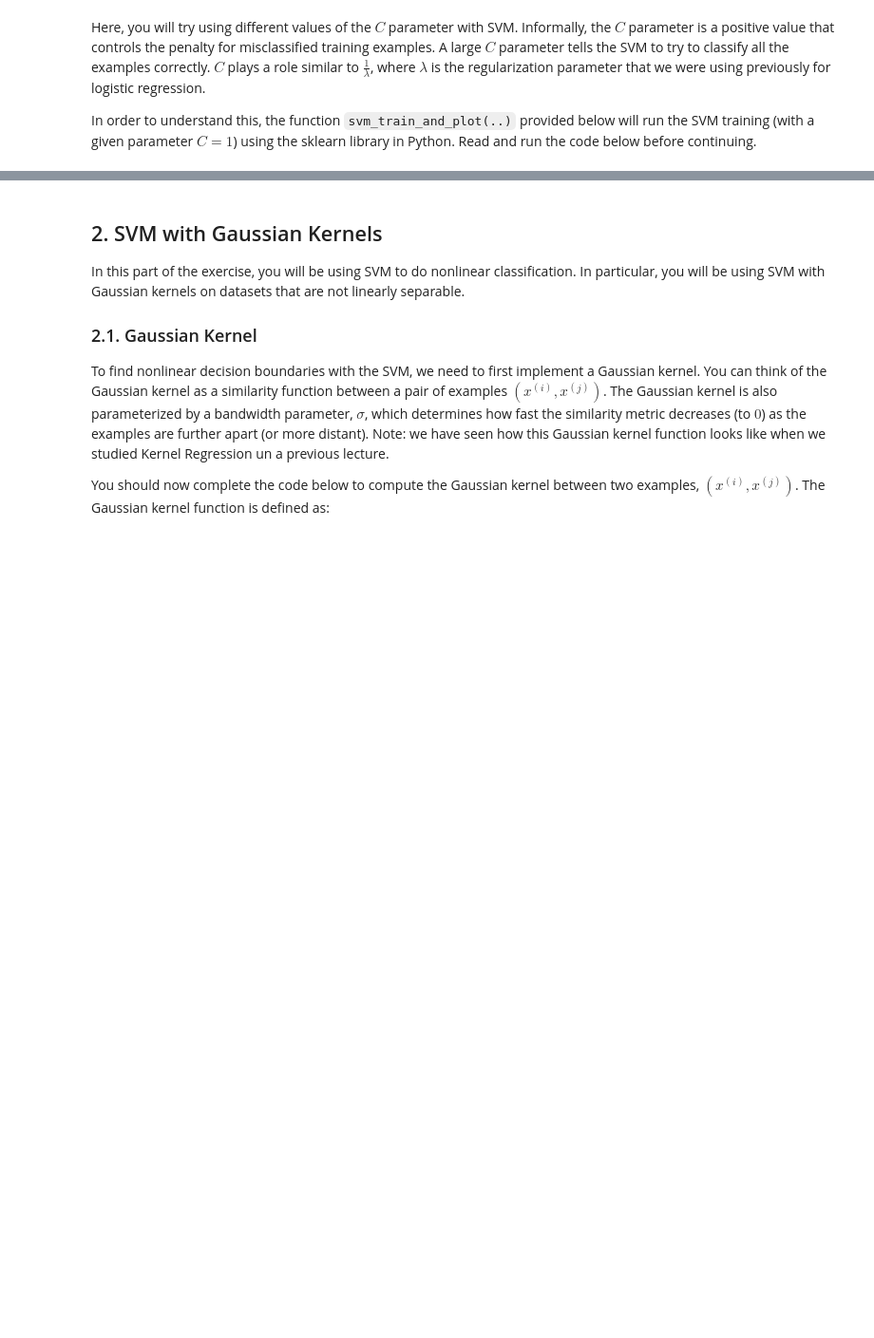
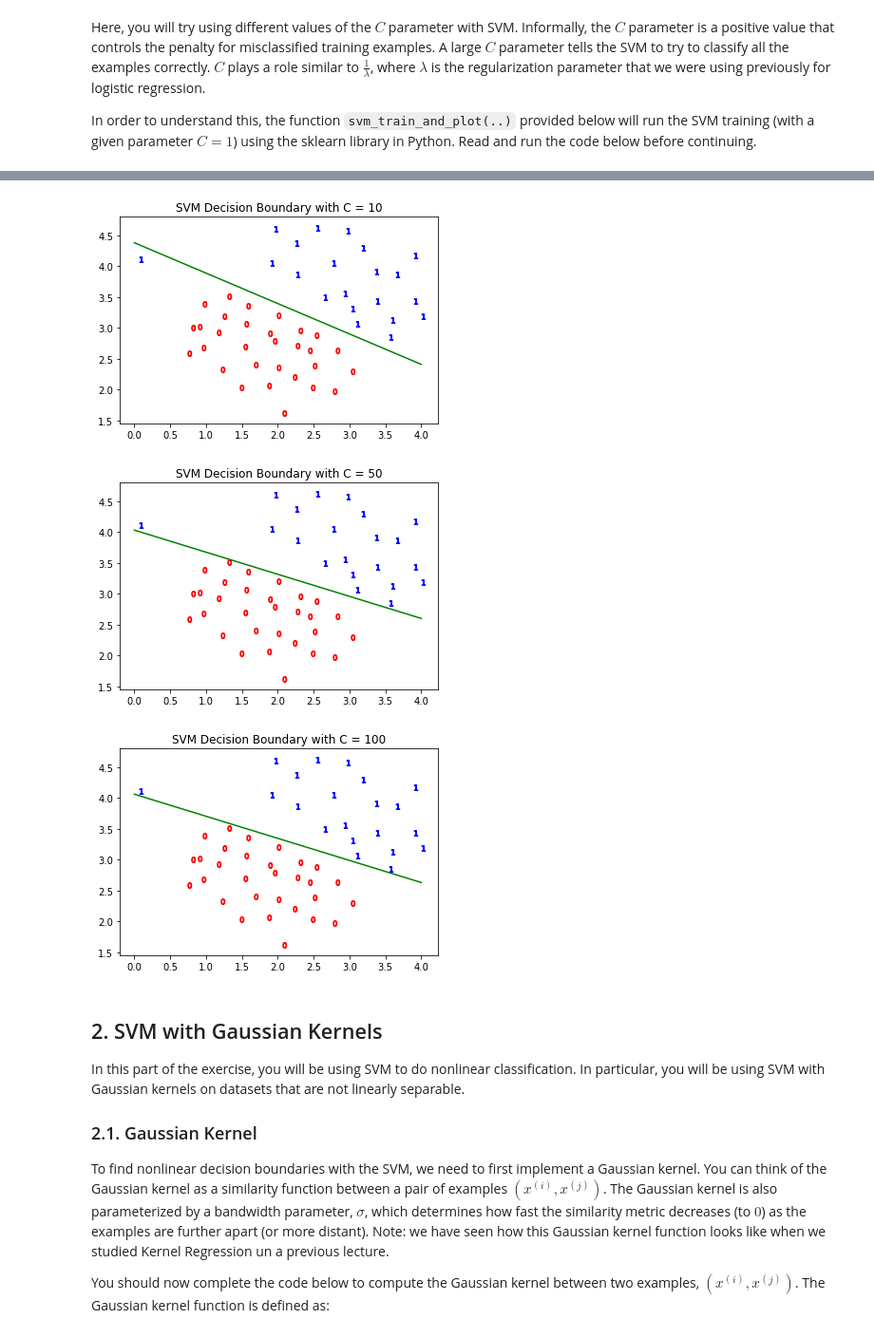
Before and after one commit to FredrikM97/Learning_systems, a Jupyter notebook: Labs/Lab5_SVM/Lab 5 (Part A) - Support Vector Machines.ipynb, the cells around one changed output, grey strips where cells are left out. Shown at 95% size. Cells and saved outputs as stored; diff of their text form; code cells hidden in the pictures; blank space fills up the shorter version.

```diff
--- a/Labs/Lab5_SVM/Lab 5 (Part A) - Support Vector Machines.ipynb
+++ b/Labs/Lab5_SVM/Lab 5 (Part A) - Support Vector Machines.ipynb
@@ -70,10 +73,14 @@ appear to be a natural fit for the data - it overfits (see the right plot in the
 # %%
 """ TODO:
 Call svm_train_and_plot(X, y, C) with different values of C (e.g. 1, 10, 100) and compare the resulting plots.
 """
-# svm_train_and_plot(...)
-# svm_train_and_plot(...)
-# svm_train_and_plot(...)
+svm_train_and_plot(X,y,10)
+svm_train_and_plot(X,y,50)
+svm_train_and_plot(X,y,100)
+# %% [output]
+[figure, added]
+[figure, added]
+[figure, added]
 # %% [markdown]
 ## 2. SVM with Gaussian Kernels
 In this part of the exercise, you will be using SVM to do nonlinear classification. In particular, you will be using SVM with Gaussian kernels on datasets that are not linearly separable.
```
Also changed, not shown: parts of 8 cells of this notebook, 9 other files.
